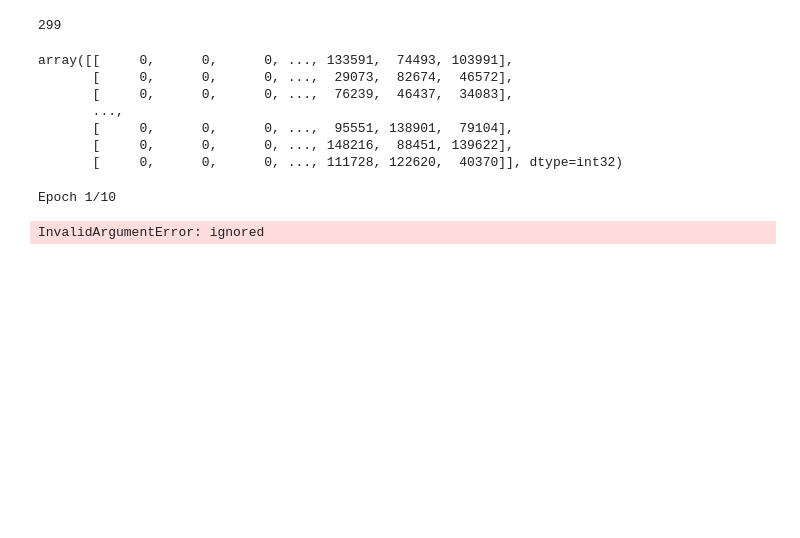
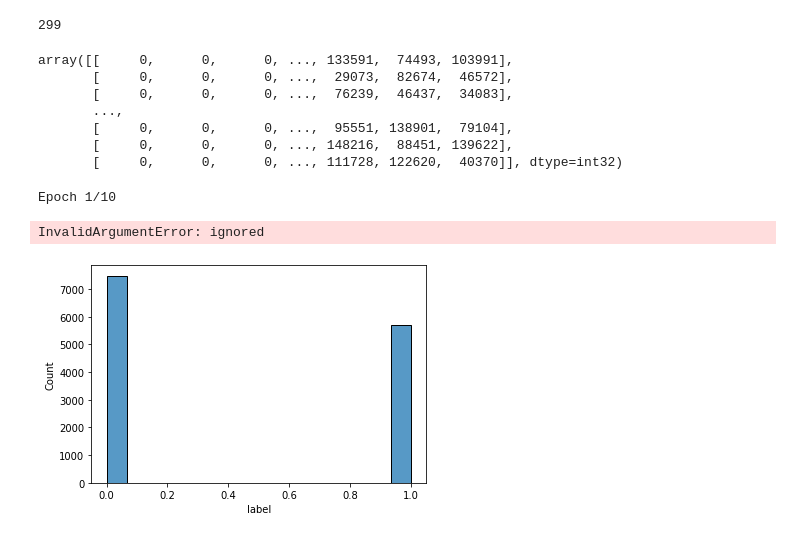
Before and after one commit to Stitaprajna/AllMyProjects, a Jupyter notebook: Fake News Classifier.ipynb, the cells around one changed output. Saved outputs shown, nothing was run; the diff lists cells and outputs as text; code cells hidden in the pictures; blank space fills up the shorter version.

```diff
--- a/Fake News Classifier.ipynb
+++ b/Fake News Classifier.ipynb
@@ -419,3 +444,10 @@ model21.fit(Xf_train,Yf_train,validation_data=(Xf_test,Yf_test),epochs=10,batch_
 # %% [output]
 Epoch 1/10
 InvalidArgumentError: ignored
+# %%
+import seaborn as sns
+import matplotlib.pyplot as plt
+sns.histplot(df.label)
+plt.show()
+# %% [output]
+[figure, added]
```
Also changed, not shown: parts of 25 cells of this notebook.
